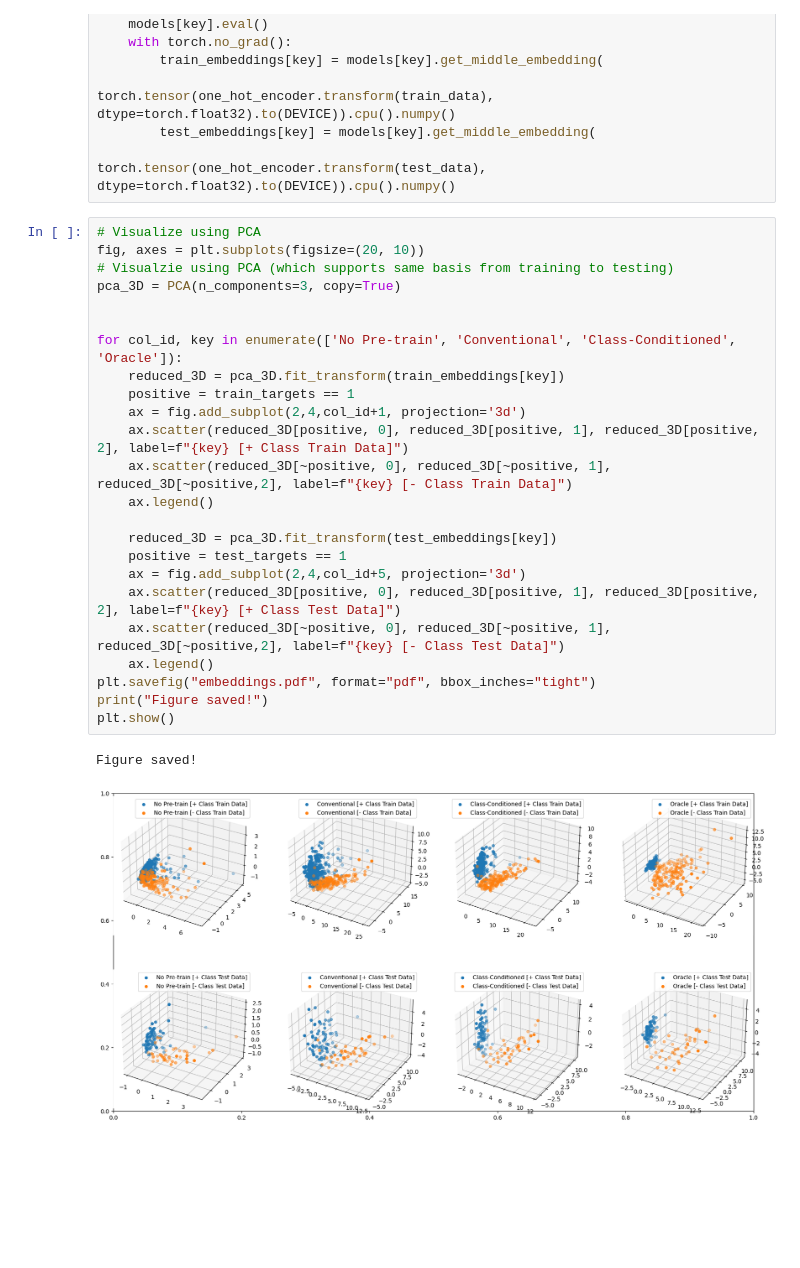
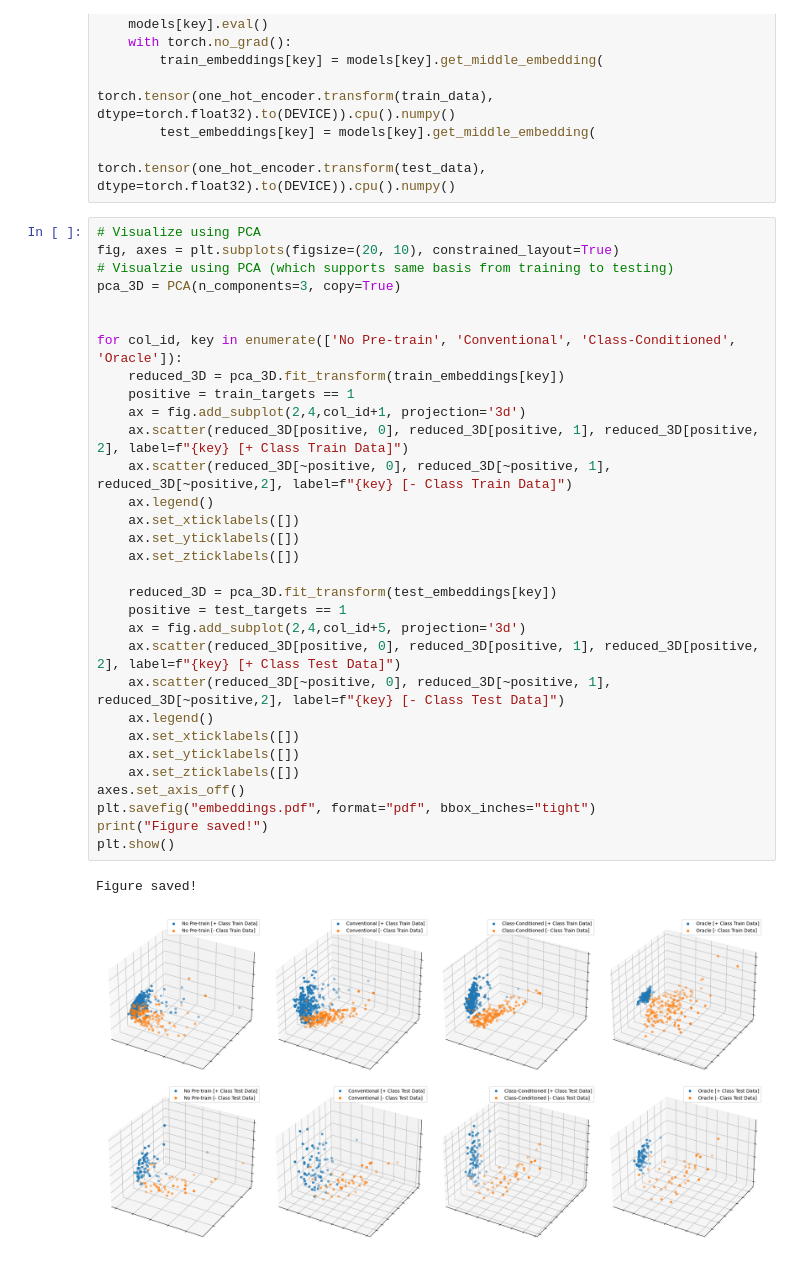
Before and after one commit to willtop/Tabular-Class-Conditioned-SSL, a Jupyter notebook: visualize_embeddings.ipynb, the cells around one changed output. Drawn from its saved outputs; the diff is of its cells as text; blank space fills up the shorter version.

Commit message:
add in AUROC as metric, better latent space plotting

```diff
--- a/visualize_embeddings.ipynb
+++ b/visualize_embeddings.ipynb
@@ -155,28 +155,35 @@ for key in METHODS:
                                     torch.tensor(one_hot_encoder.transform(test_data), dtype=torch.float32).to(DEVICE)).cpu().numpy()
 # %%
 # Visualize using PCA
-fig, axes = plt.subplots(figsize=(20, 10))
+fig, axes = plt.subplots(figsize=(20, 10), constrained_layout=True)
 # Visualzie using PCA (which supports same basis from training to testing)
 pca_3D = PCA(n_components=3, copy=True)
 
 
 for col_id, key in enumerate(['No Pre-train', 'Conventional', 'Class-Conditioned', 'Oracle']):
     reduced_3D = pca_3D.fit_transform(train_embeddings[key])
     positive = train_targets == 1
     ax = fig.add_subplot(2,4,col_id+1, projection='3d')
     ax.scatter(reduced_3D[positive, 0], reduced_3D[positive, 1], reduced_3D[positive, 2], label=f"{key} [+ Class Train Data]")
     ax.scatter(reduced_3D[~positive, 0], reduced_3D[~positive, 1], reduced_3D[~positive,2], label=f"{key} [- Class Train Data]")
     ax.legend()
+    ax.set_xticklabels([])
+    ax.set_yticklabels([])
+    ax.set_zticklabels([])
 
     reduced_3D = pca_3D.fit_transform(test_embeddings[key])
     positive = test_targets == 1
     ax = fig.add_subplot(2,4,col_id+5, projection='3d')
     ax.scatter(reduced_3D[positive, 0], reduced_3D[positive, 1], reduced_3D[positive, 2], label=f"{key} [+ Class Test Data]")
     ax.scatter(reduced_3D[~positive, 0], reduced_3D[~positive, 1], reduced_3D[~positive,2], label=f"{key} [- Class Test Data]")
     ax.legend()
+    ax.set_xticklabels([])
+    ax.set_yticklabels([])
+    ax.set_zticklabels([])
+axes.set_axis_off()
 plt.savefig("embeddings.pdf", format="pdf", bbox_inches="tight")
 print("Figure saved!")
 plt.show()
 # %% [output]
 Figure saved!
-[figure, old version]
+[figure, new version]
```
Also changed, not shown: 5 other files.
